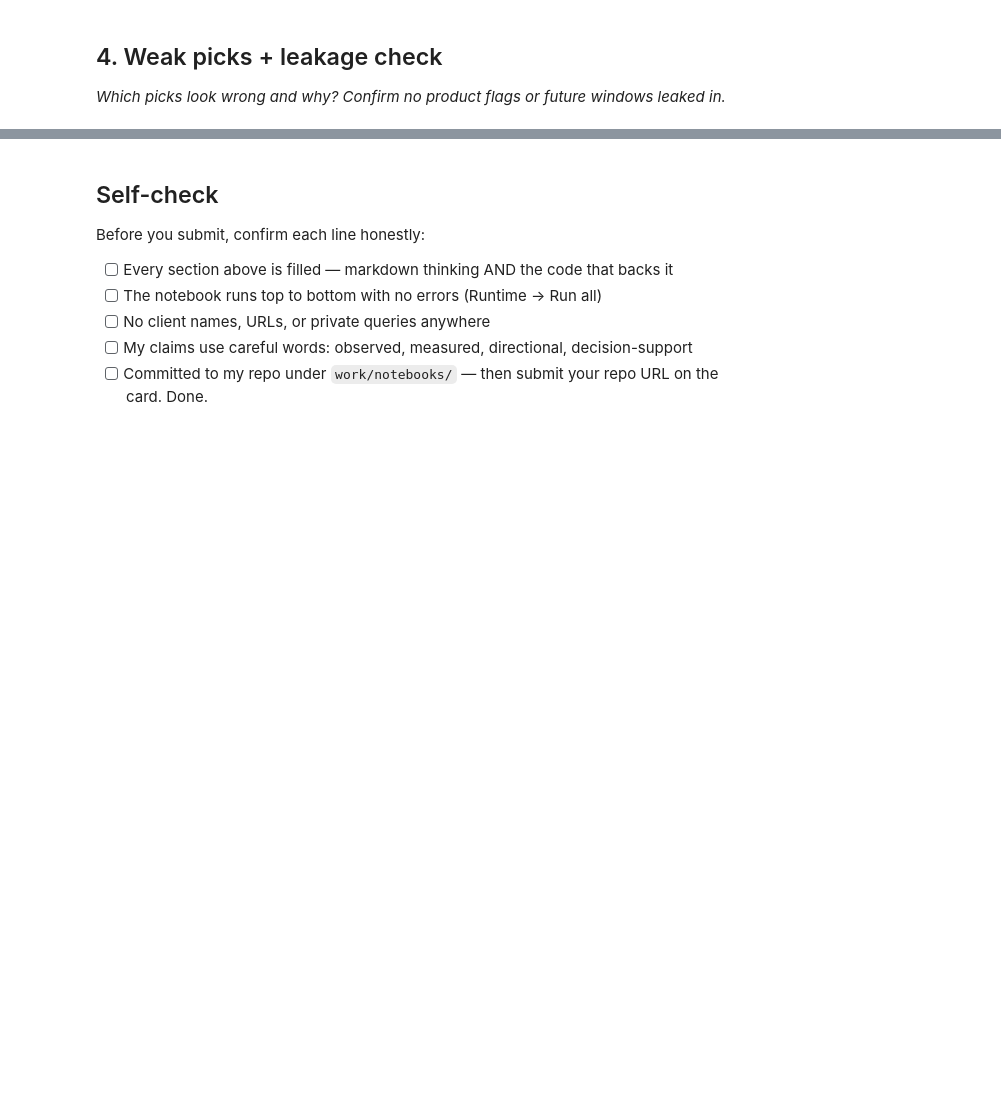
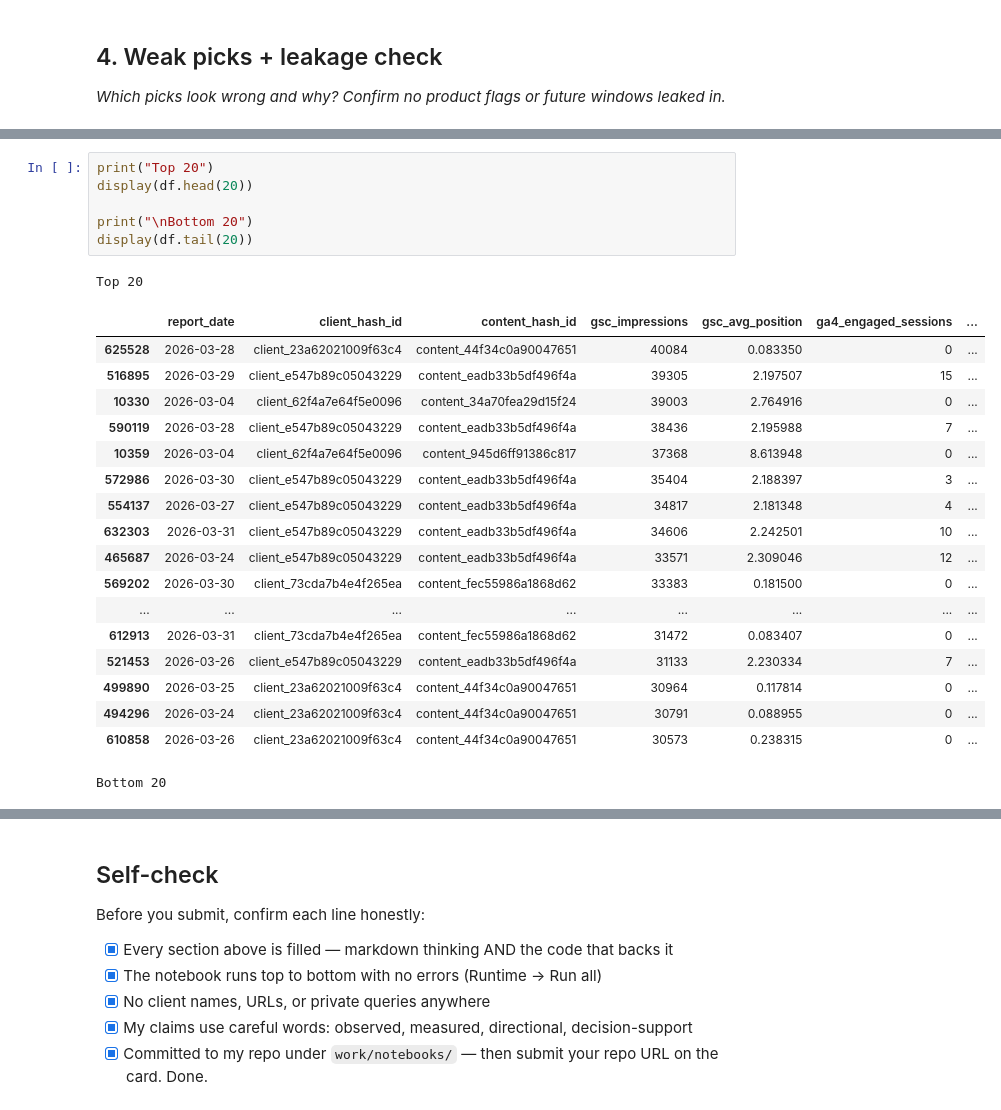
Before and after one commit to MUKUL-TIWARI/flyrank-ml-internship, a Jupyter notebook: work/notebooks/w04_baseline_score.ipynb, the cells around one changed output, grey strips where cells are left out. Cells and saved outputs as stored; diff of their text form; blank space fills up the shorter version.

```diff
--- a/work/notebooks/w04_baseline_score.ipynb
+++ b/work/notebooks/w04_baseline_score.ipynb
@@ -36,0 +230,26 @@ This skeleton is yours to fill. Work the sections **in order** — each one has
+# %%
+print("Top 20")
+display(df.head(20))
+
+print("\nBottom 20")
+display(df.tail(20))
+# %% [output]
+Top 20
+|  | report_date | client_hash_id | content_hash_id | gsc_impressions | gsc_avg_position | ga4_engaged_sessions | ... |
+| 625528 | 2026-03-28 | client_23a62021009f63c4 | content_44f34c0a90047651 | 40084 | 0.083350 | 0 | ... |
+| 516895 | 2026-03-29 | client_e547b89c05043229 | content_eadb33b5df496f4a | 39305 | 2.197507 | 15 | ... |
+| 10330 | 2026-03-04 | client_62f4a7e64f5e0096 | content_34a70fea29d15f24 | 39003 | 2.764916 | 0 | ... |
+| 590119 | 2026-03-28 | client_e547b89c05043229 | content_eadb33b5df496f4a | 38436 | 2.195988 | 7 | ... |
+| 10359 | 2026-03-04 | client_62f4a7e64f5e0096 | content_945d6ff91386c817 | 37368 | 8.613948 | 0 | ... |
+| 572986 | 2026-03-30 | client_e547b89c05043229 | content_eadb33b5df496f4a | 35404 | 2.188397 | 3 | ... |
+| 554137 | 2026-03-27 | client_e547b89c05043229 | content_eadb33b5df496f4a | 34817 | 2.181348 | 4 | ... |
+| 632303 | 2026-03-31 | client_e547b89c05043229 | content_eadb33b5df496f4a | 34606 | 2.242501 | 10 | ... |
+| 465687 | 2026-03-24 | client_e547b89c05043229 | content_eadb33b5df496f4a | 33571 | 2.309046 | 12 | ... |
+| 569202 | 2026-03-30 | client_73cda7b4e4f265ea | content_fec55986a1868d62 | 33383 | 0.181500 | 0 | ... |
+| ... | ... | ... | ... | ... | ... | ... | ... |
+| 612913 | 2026-03-31 | client_73cda7b4e4f265ea | content_fec55986a1868d62 | 31472 | 0.083407 | 0 | ... |
+| 521453 | 2026-03-26 | client_e547b89c05043229 | content_eadb33b5df496f4a | 31133 | 2.230334 | 7 | ... |
+| 499890 | 2026-03-25 | client_23a62021009f63c4 | content_44f34c0a90047651 | 30964 | 0.117814 | 0 | ... |
+| 494296 | 2026-03-24 | client_23a62021009f63c4 | content_44f34c0a90047651 | 30791 | 0.088955 | 0 | ... |
+| 610858 | 2026-03-26 | client_23a62021009f63c4 | content_44f34c0a90047651 | 30573 | 0.238315 | 0 | ... |
+Bottom 20
@@ -39,8 +275,8 @@ This skeleton is yours to fill. Work the sections **in order** — each one has
 
 Before you submit, confirm each line honestly:
 
-- [ ] Every section above is filled — markdown thinking AND the code that backs it
-- [ ] The notebook runs top to bottom with no errors (Runtime → Run all)
-- [ ] No client names, URLs, or private queries anywhere
-- [ ] My claims use careful words: observed, measured, directional, decision-support
-- [ ] Committed to my repo under `work/notebooks/` — then submit your repo URL on the card. Done.
+- [x] Every section above is filled — markdown thinking AND the code that backs it
+- [x] The notebook runs top to bottom with no errors (Runtime → Run all)
+- [x] No client names, URLs, or private queries anywhere
+- [x] My claims use careful words: observed, measured, directional, decision-support
+- [x] Committed to my repo under `work/notebooks/` — then submit your repo URL on the card. Done.
```
Also changed, not shown: parts of 17 cells of this notebook.
